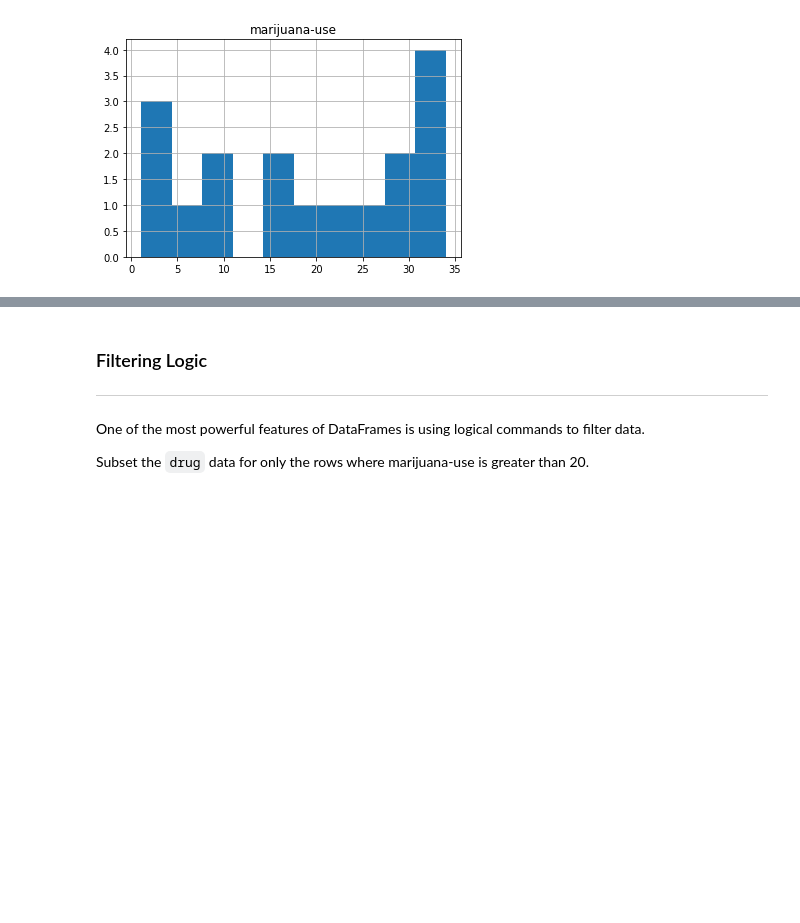
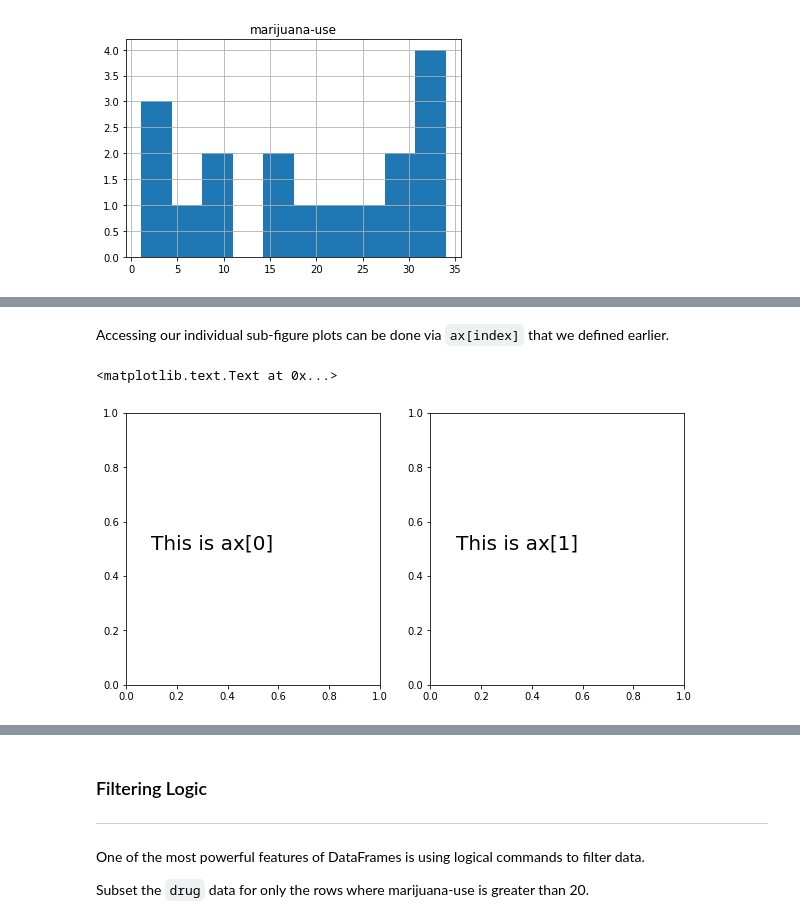
Before and after one commit to rickwp08/associads, a Jupyter notebook: intro-to-pandas.ipynb, the cells around one changed output, grey strips where cells are left out. Drawn from its saved outputs; the diff is of its cells as text; code cells hidden in the pictures; blank space fills up the shorter version.

```diff
--- a/intro-to-pandas.ipynb
+++ b/intro-to-pandas.ipynb
@@ -587,0 +590,10 @@ array([[<matplotlib.axes._subplots.AxesSubplot object at 0x...>]], dtype=object)
+# %% [markdown]
+Accessing our individual sub-figure plots can be done via `ax[index]` that we defined earlier.
+# %%
+figure, ax = plt.subplots(nrows=1, ncols=2, figsize=(10, 5))
+
+ax[0].text(s="This is ax[0]", x=.1, y=.5, size=20)
+ax[1].text(s="This is ax[1]", x=.1, y=.5, size=20)
+# %% [output]
+<matplotlib.text.Text at 0x...>
+[figure, added]
```
Also changed, not shown: parts of 24 cells of this notebook.
